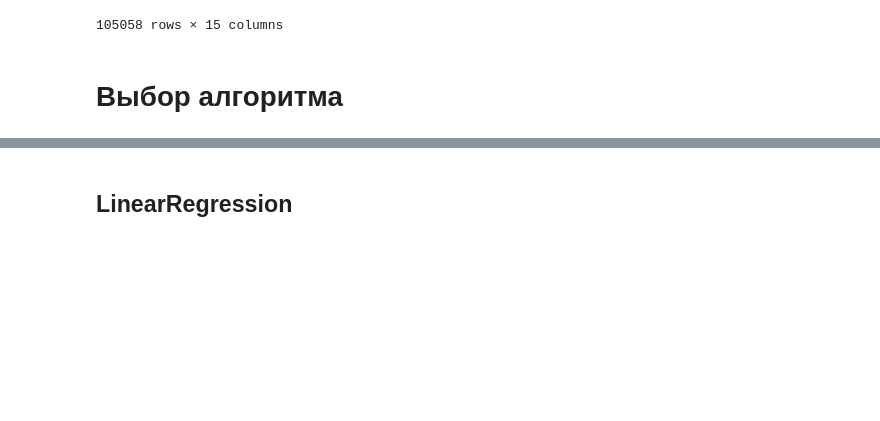
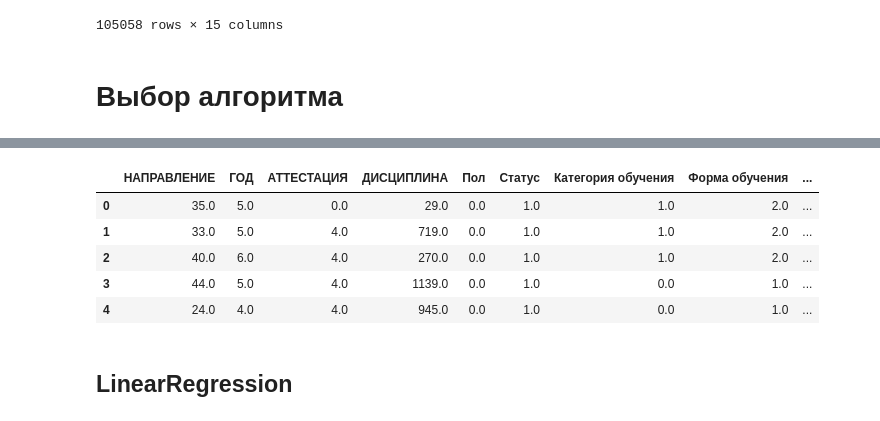
Before and after one commit to Vladk-jpg/students_performance, a Jupyter notebook: result-0-41.ipynb, the cells around one changed output, grey strips where cells are left out. Cells and saved outputs as stored; diff of their text form; code cells hidden in the pictures; blank space fills up the shorter version.

```diff
--- a/result-0-41.ipynb
+++ b/result-0-41.ipynb
@@ -535,0 +527,72 @@ X_train, X_valid, Y_train, Y_valid = train_test_split(X, Y, test_size=0.1, rando
+# %%
+from sklearn.model_selection import train_test_split, KFold
+from sklearn.preprocessing import OrdinalEncoder
+
+CAT_COLS = ['НАПРАВЛЕНИЕ', 'ГОД', 'АТТЕСТАЦИЯ', 'ДИСЦИПЛИНА',
+            'Пол', 'Статус', 'Категория обучения', 'Форма обучения',
+            'Образование', 'Что именно закончил']
+NUM_COLS = ['КУРС', 'СЕМЕСТР']  # number1/number2 убираем — это псевдо-ID
+HISTORY_COLS = ['stud_mean_grade', 'stud_count', 'discipline_mean_grade', 'direction_mean_grade']
+FEATURES = CAT_COLS + NUM_COLS + HISTORY_COLS
+
+Y = pd.read_csv('./onti-students-performance/y_train.csv')['mark'].loc[data.index].reset_index(drop=True)
+data_r = data.reset_index(drop=True)
+
+# Реалистичный (kaggle-style) split: случайно по строкам.
+# Тот же студент может быть и в train, и в valid → смесь warm/cold, как в реальном тесте.
+train_idx, valid_idx = train_test_split(np.arange(len(data_r)), test_size=0.1, random_state=42)
+
+
+def oof_target_mean(df, key, target, n_splits=5, seed=42):
+    """Out-of-fold среднее таргета по ключу — без leakage внутри train."""
+    out = pd.Series(np.nan, index=df.index, dtype=float)
+    kf = KFold(n_splits=n_splits, shuffle=True, random_state=seed)
+    for tr, va in kf.split(df):
+        means = df.iloc[tr].groupby(key)[target.name].mean()
+        out.iloc[va] = df.iloc[va][key].map(means).values
+    return out
+
+
+train_df = data_r.iloc[train_idx].copy()
+train_df['mark'] = Y.iloc[train_idx].values
+
+global_mean = train_df['mark'].mean()
+
+train_df['stud_mean_grade'] = oof_target_mean(train_df, 'STD_ID', train_df['mark'])
+train_df['discipline_mean_grade'] = oof_target_mean(train_df, 'ДИСЦИПЛИНА', train_df['mark'])
+train_df['direction_mean_grade'] = oof_target_mean(train_df, 'НАПРАВЛЕНИЕ', train_df['mark'])
+train_df['stud_count'] = train_df.groupby('STD_ID')['STD_ID'].transform('count') - 1
+for c in ['stud_mean_grade', 'discipline_mean_grade', 'direction_mean_grade']:
+    train_df[c] = train_df[c].fillna(global_mean)
+
+# Полные train-средние для valid/test (модель уже обучена → не leakage).
+stud_full = train_df.groupby('STD_ID')['mark'].mean()
+disc_full = train_df.groupby('ДИСЦИПЛИНА')['mark'].mean()
+dir_full = train_df.groupby('НАПРАВЛЕНИЕ')['mark'].mean()
+stud_count_full = train_df.groupby('STD_ID').size()
+
+valid_df = data_r.iloc[valid_idx].copy()
+valid_df['stud_mean_grade'] = valid_df['STD_ID'].map(stud_full).fillna(global_mean)
+valid_df['discipline_mean_grade'] = valid_df['ДИСЦИПЛИНА'].map(disc_full).fillna(global_mean)
+valid_df['direction_mean_grade'] = valid_df['НАПРАВЛЕНИЕ'].map(dir_full).fillna(global_mean)
+valid_df['stud_count'] = valid_df['STD_ID'].map(stud_count_full).fillna(0)
+
+encoder = OrdinalEncoder(handle_unknown='use_encoded_value', unknown_value=-1)
+encoder.fit(train_df[CAT_COLS])
+
+X_train = train_df[FEATURES].copy()
+X_train[CAT_COLS] = encoder.transform(train_df[CAT_COLS])
+X_valid = valid_df[FEATURES].copy()
+X_valid[CAT_COLS] = encoder.transform(valid_df[CAT_COLS])
+
+Y_train = Y.iloc[train_idx].reset_index(drop=True)
+Y_valid = Y.iloc[valid_idx].reset_index(drop=True)
+X_train = X_train.reset_index(drop=True)
+X_valid = X_valid.reset_index(drop=True)
+
+n_warm = valid_df['STD_ID'].isin(stud_full.index).sum()
+print(f'train: {len(X_train)}, valid: {len(X_valid)}')
+print(f'global mean grade: {global_mean:.3f}')
+print(f'warm (студент известен) в valid: {n_warm} / {len(X_valid)} ({n_warm/len(X_valid):.1%})')
+X_train.head()
+# %% [output]
@@ -536,3 +602,9 @@ X_train, X_valid, Y_train, Y_valid = train_test_split(X, Y, test_size=0.1, rando
+|  | НАПРАВЛЕНИЕ | ГОД | АТТЕСТАЦИЯ | ДИСЦИПЛИНА | Пол | Статус | Категория обучения | Форма обучения | ... |
+| 0 | 35.0 | 5.0 | 0.0 | 29.0 | 0.0 | 1.0 | 1.0 | 2.0 | ... |
+| 1 | 33.0 | 5.0 | 4.0 | 719.0 | 0.0 | 1.0 | 1.0 | 2.0 | ... |
+| 2 | 40.0 | 6.0 | 4.0 | 270.0 | 0.0 | 1.0 | 1.0 | 2.0 | ... |
+| 3 | 44.0 | 5.0 | 4.0 | 1139.0 | 0.0 | 1.0 | 0.0 | 1.0 | ... |
+| 4 | 24.0 | 4.0 | 4.0 | 945.0 | 0.0 | 1.0 | 0.0 | 1.0 | ... |
 # %% [markdown]
 ## LinearRegression
 # %%
```
Also changed, not shown: parts of 20 cells of this notebook, 5 other files.
